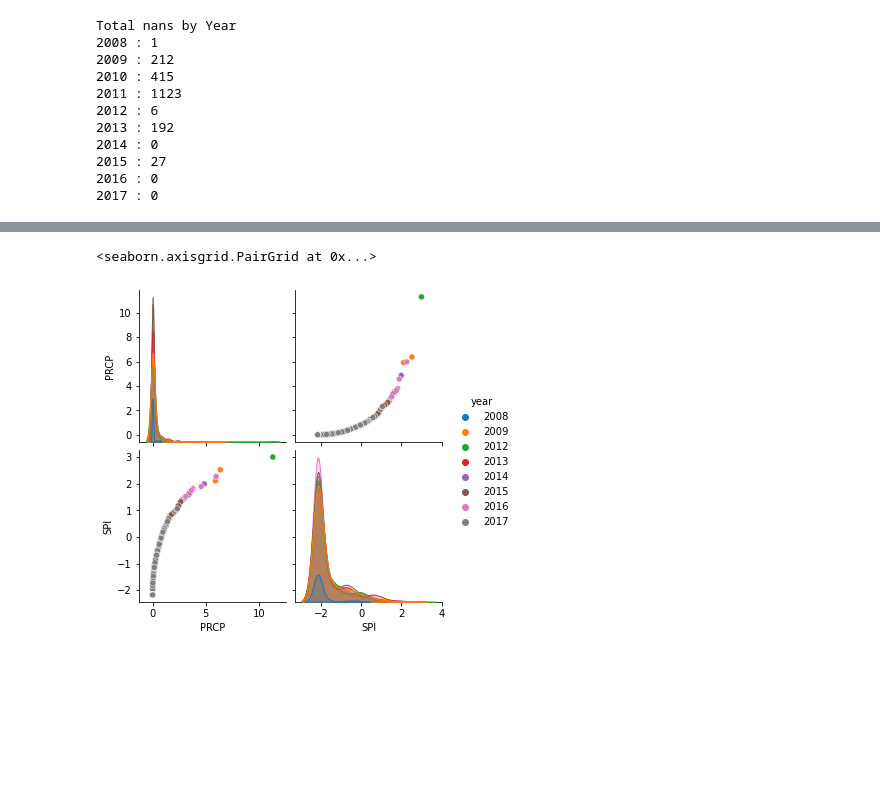
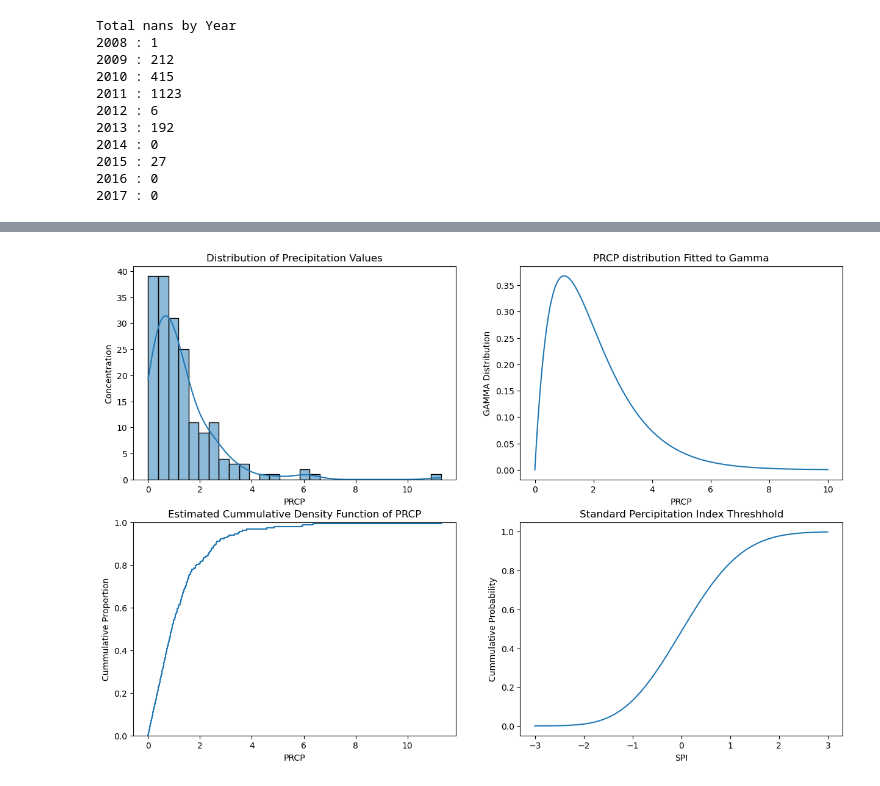
Before and after one commit to bigdog3626/Drought-Detection-Modeling, a Jupyter notebook: Data-Preprocessors.ipynb, the cells around one changed output, grey strips where cells are left out. Cells and saved outputs as stored; diff of their text form; code cells hidden in the pictures; blank space fills up the shorter version.

```diff
--- a/Data-Preprocessors.ipynb
+++ b/Data-Preprocessors.ipynb
@@ -184,8 +185,3 @@ Total nans by Year
 2015 : 27
 2016 : 0
 2017 : 0
-# %%
-# From this we see that years 2011 and 2010 are pretty useless due to their large amount of missing values i.e. NAN > 800
-labeled_df = labeled_df[labeled_df.year !=  '2011']
-labeled_df = labeled_df[labeled_df.year !=  '2010']
-msno.matrix(labeled_df.drop(['day','year','month'], axis=1), labels=True)
@@ -309,8 +211,0 @@ Text(0.5, 1.0, 'Standard Percipitation Index Threshhold')
-# %%
-from statsmodels.distributions.empirical_distribution import ECDF
-data = df['PRCP'].unique()
-ecdf = ECDF(data)
-
-
-df['PRCP_ECDF'] = np.around(ecdf(df['PRCP']),8)
-df
@@ -356,18 +211,0 @@ spi_cdf
-# %%
-def find_nearest(spi_dict, value):
-    """
-    Finds the nearest value in an array to a passed in value
-    :param spi_dict: dict of ecf : SPI
-    :param value: value to find nearest to
-    :return: nearest res
-    """
-    res = spi_dict.get(value) or spi_dict[min(spi_dict.keys(), key = lambda key: abs(key-value))]
-    return res
-
-
-def find_nearest_spi(v):
-    res = find_nearest(spi_cdf, v)
-    np.around(res, 3)
-    return res
-
-df['SPI'] = df.apply(lambda row: find_nearest_spi(row['PRCP_ECDF']), axis=1)
@@ -382,5 +211,0 @@ ValueError: Could not interpret value `PRCP` for parameter `y`
-# %%
-sns.pairplot(df[['PRCP','SPI','year']],hue='year')
-# %% [output]
-<seaborn.axisgrid.PairGrid at 0x...>
-[figure, removed]
@@ -388,0 +212,4 @@ df.to_csv("./Data/WSPIDATA.csv")
+# %%
+dFrame, fig, ax = get_spi_from_precip_col(df, 'PRCP')
+# %% [output]
+[figure, added]
```
Also changed, not shown: parts of 16 cells of this notebook, 4 other files.
